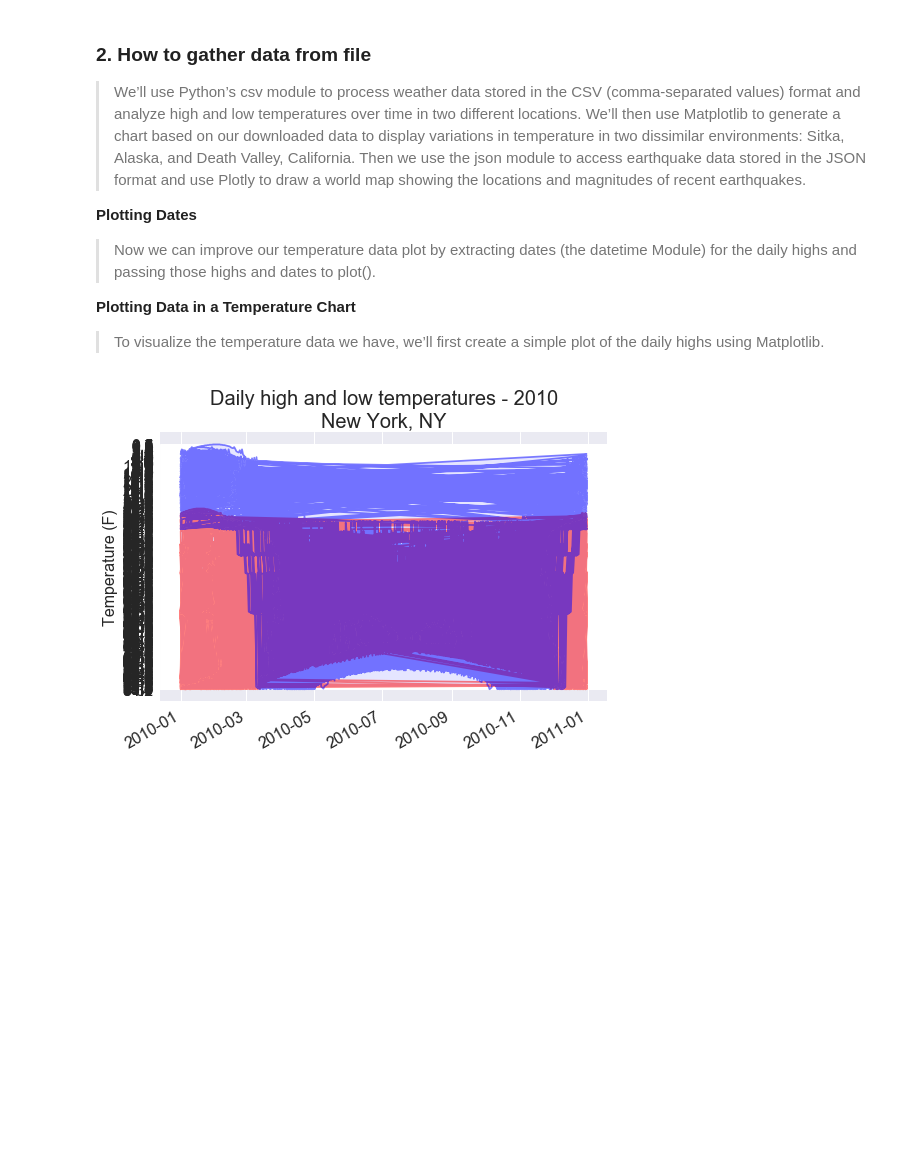
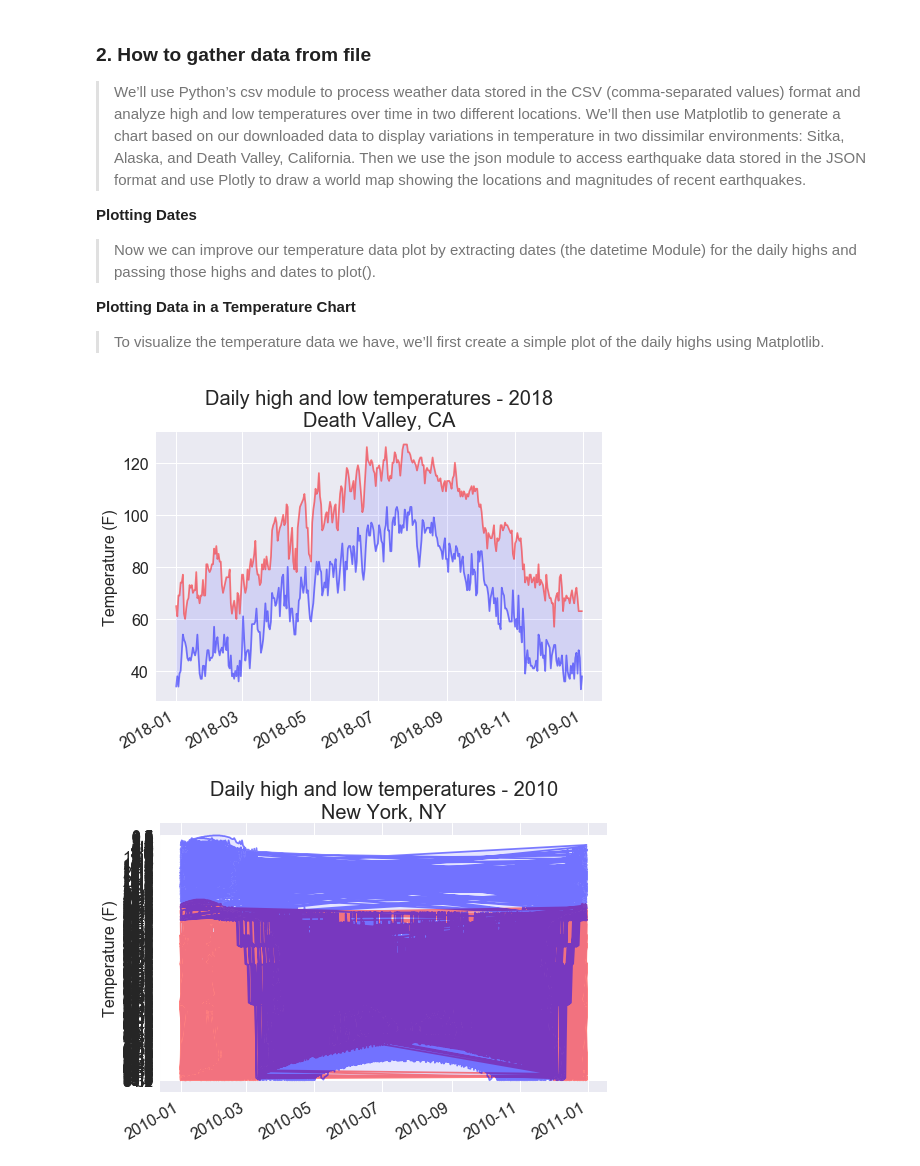
Before and after one commit to cafeibit/Python4Kids, a Jupyter notebook: Data Gathering Sample - Weather Data Analysis.ipynb, the cells around one changed output. Cells and saved outputs as stored; diff of their text form; code cells hidden in the pictures; blank space fills up the shorter version.

```diff
--- a/Data Gathering Sample - Weather Data Analysis.ipynb
+++ b/Data Gathering Sample - Weather Data Analysis.ipynb
@@ -11,6 +11,49 @@
 
 <b>Plotting Data in a Temperature Chart</b>
 > To visualize the temperature data we have, we’ll first create a simple plot of the daily highs using Matplotlib.
+# %%
+import csv
+from datetime import datetime
+
+from matplotlib import pyplot as plt
+
+filename = 'data/death_valley_2018.csv'
+with open(filename) as f:
+    reader = csv.reader(f)
+    header_row = next(reader)
+
+    # Get dates, and high and low temperatures from this file.
+    dates, highs, lows = [], [], []
+    for row in reader:
+        current_date = datetime.strptime(row[2], '%Y-%m-%d')
+        try:
+            high = int(row[6])
+            low = int(row[7])
+        except ValueError:
+            print(f"Missing data for {current_date}")
+        else:
+            dates.append(current_date)
+            highs.append(high)
+            lows.append(low)
+
+# Plot the high and low temperatures.
+plt.style.use('seaborn')
+fig, ax = plt.subplots()
+ax.plot(dates, highs, c='red', alpha=0.5)
+ax.plot(dates, lows, c='blue', alpha=0.5)
+plt.fill_between(dates, highs, lows, facecolor='blue', alpha=0.1)
+
+# Format plot.
+title = "Daily high and low temperatures - 2018\nDeath Valley, CA"
+plt.title(title, fontsize=20)
+plt.xlabel('', fontsize=16)
+fig.autofmt_xdate()
+plt.ylabel("Temperature (F)", fontsize=16)
+plt.tick_params(axis='both', which='major', labelsize=16)
+
+plt.show()
+# %% [output]
+[figure, added]
 # %%
 import csv
 from datetime import datetime
```
Also changed, not shown: 32 other files.
